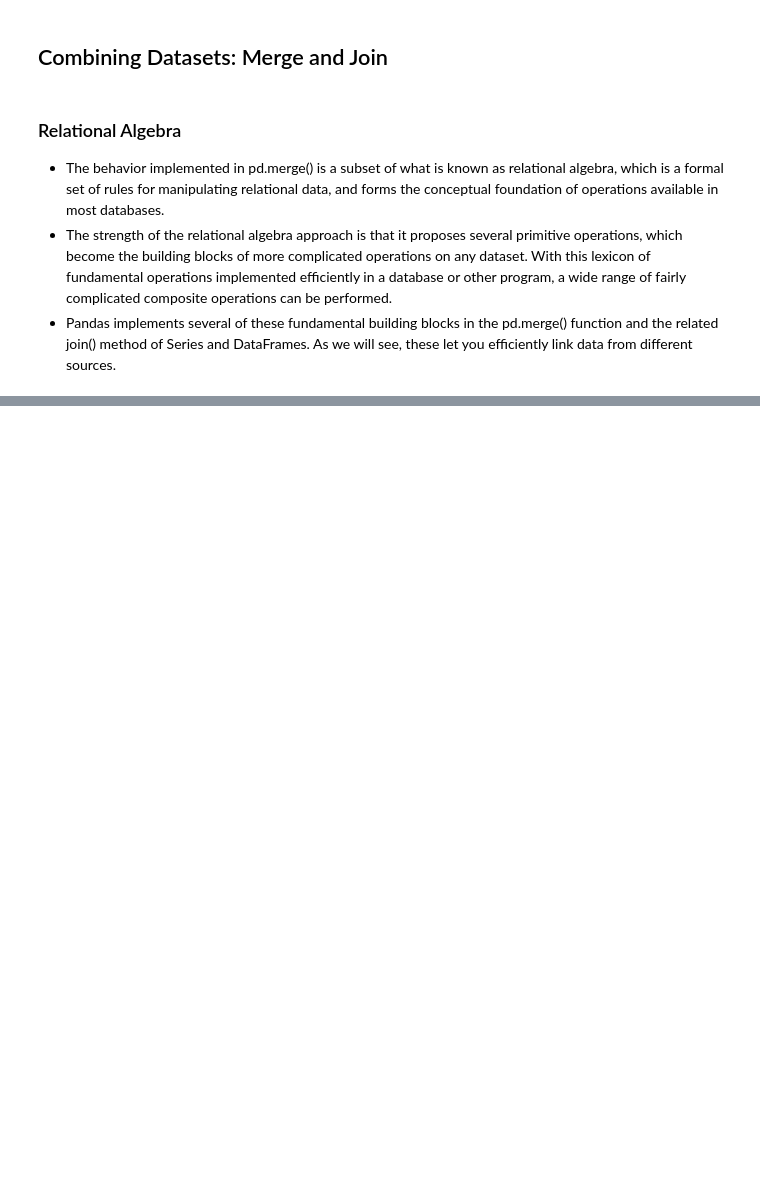
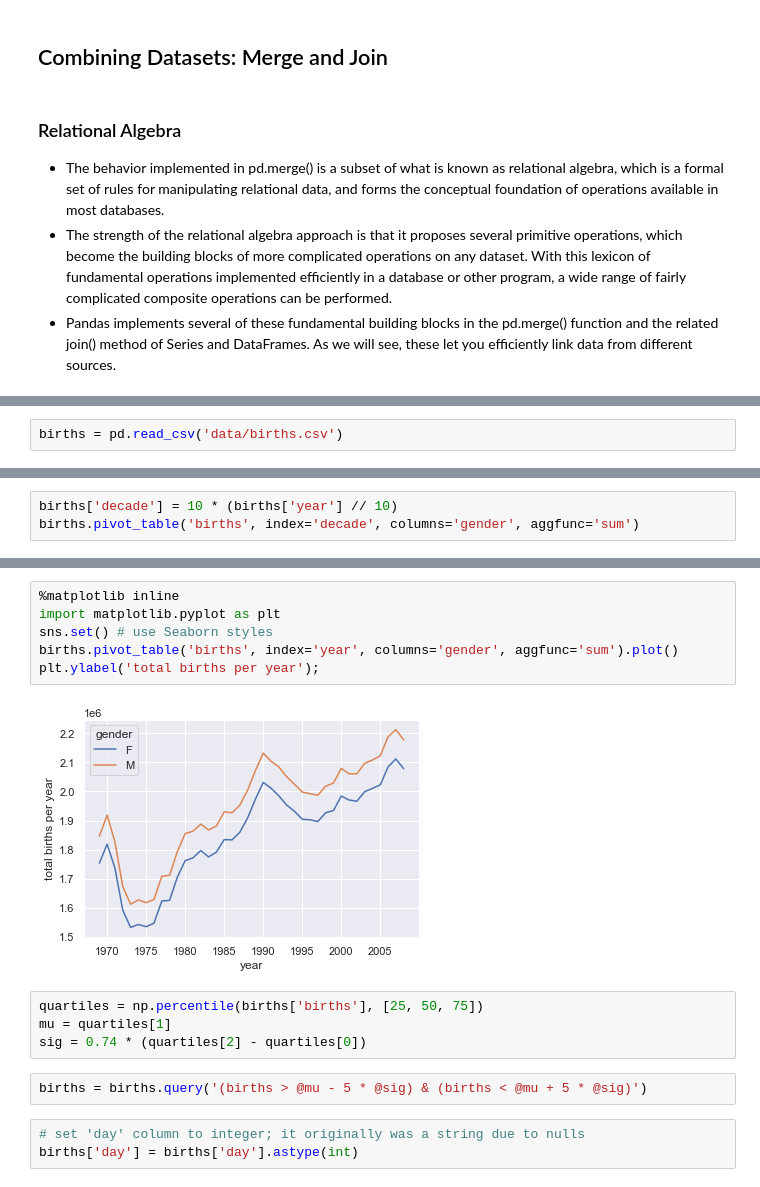
Before and after one commit to f0anits1o/Python-Data-Analysis, a Jupyter notebook: pandas2.ipynb, the cells around one changed output, grey strips where cells are left out. Drawn from its saved outputs; the diff is of its cells as text; blank space fills up the shorter version.

```diff
--- a/pandas2.ipynb
+++ b/pandas2.ipynb
@@ -1660,0 +2613,2 @@ print(df1); print(df2); print(pd.concat([df1, df2]))
+# %%
+births = pd.read_csv('data/births.csv')
@@ -1660,0 +2624,3 @@ print(df1); print(df2); print(pd.concat([df1, df2]))
+# %%
+births['decade'] = 10 * (births['year'] // 10)
+births.pivot_table('births', index='decade', columns='gender', aggfunc='sum')
@@ -1660,0 +2635,17 @@ print(df1); print(df2); print(pd.concat([df1, df2]))
+# %%
+%matplotlib inline
+import matplotlib.pyplot as plt
+sns.set() # use Seaborn styles
+births.pivot_table('births', index='year', columns='gender', aggfunc='sum').plot()
+plt.ylabel('total births per year');
+# %% [output]
+[figure, added]
+# %%
+quartiles = np.percentile(births['births'], [25, 50, 75])
+mu = quartiles[1]
+sig = 0.74 * (quartiles[2] - quartiles[0])
+# %%
+births = births.query('(births > @mu - 5 * @sig) & (births < @mu + 5 * @sig)')
+# %%
+# set 'day' column to integer; it originally was a string due to nulls
+births['day'] = births['day'].astype(int)
```
Also changed, not shown: parts of 182 cells of this notebook.
